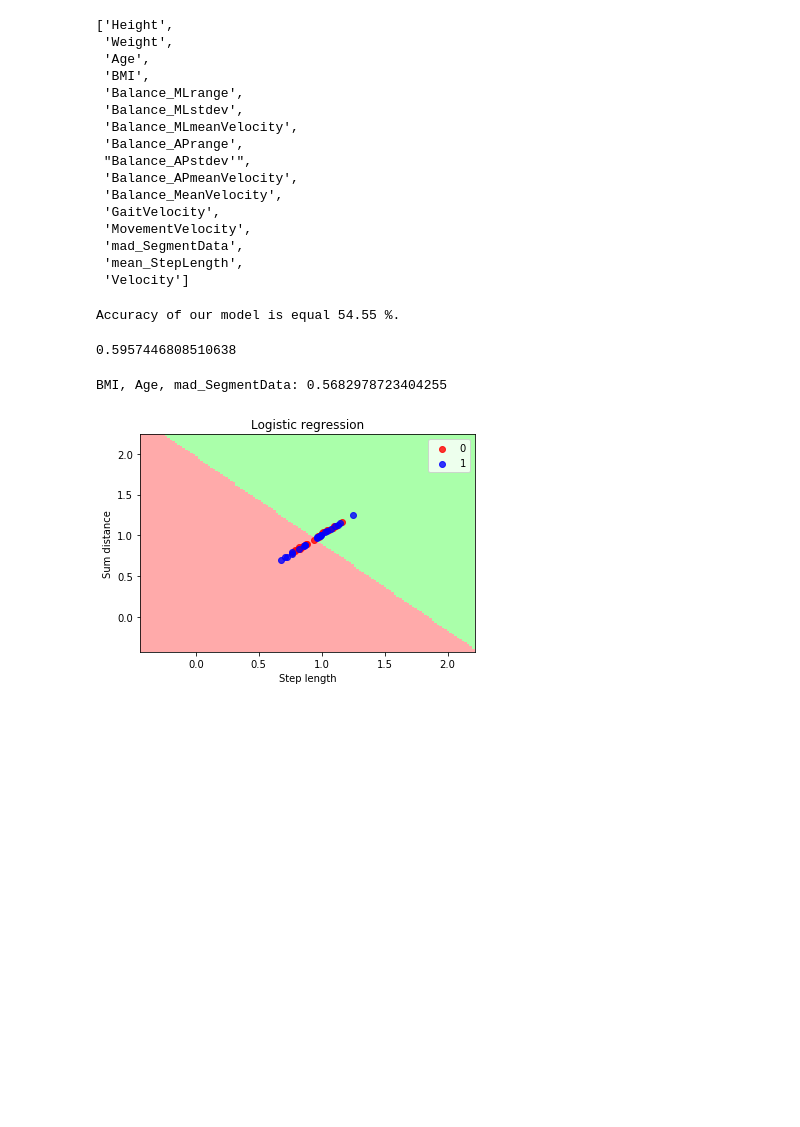
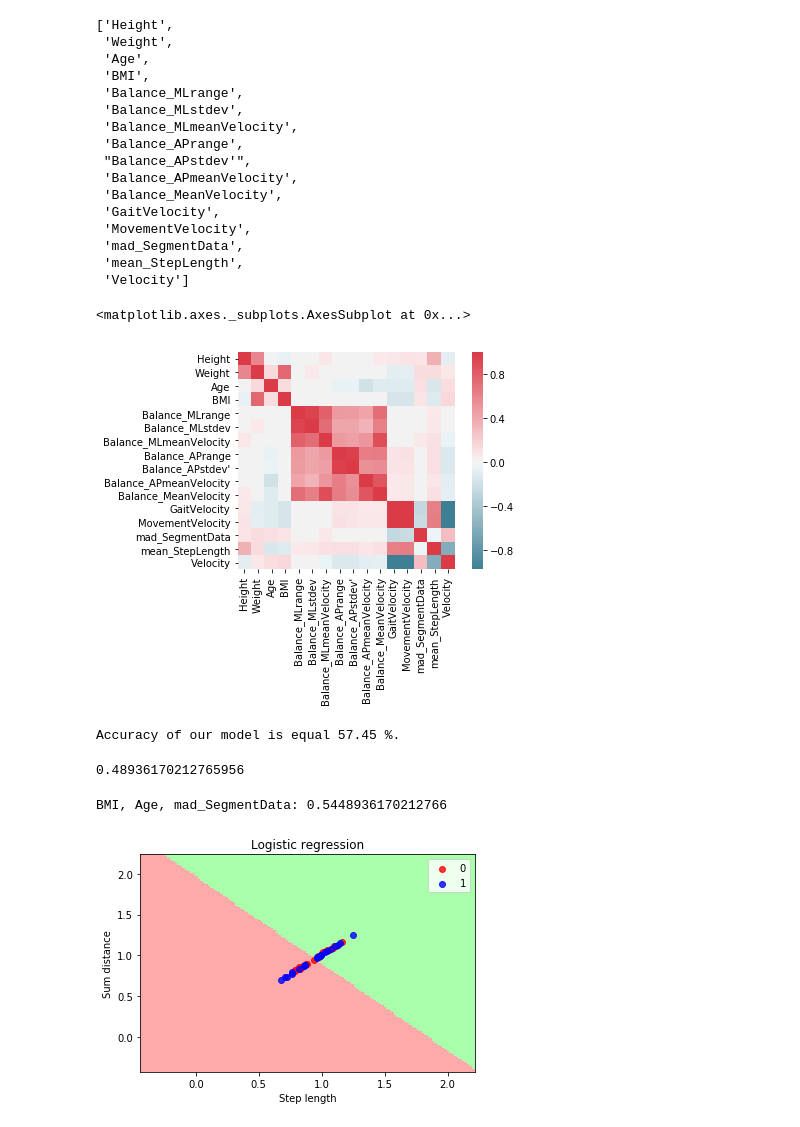
Before and after one commit to VivienvV/fallrisk, a Jupyter notebook: Machine_learning/Log_alcohol.ipynb, the cells around one changed output. Saved outputs shown, nothing was run; the diff lists cells and outputs as text; code cells hidden in the pictures; blank space fills up the shorter version.

```diff
--- a/Machine_learning/Log_alcohol.ipynb
+++ b/Machine_learning/Log_alcohol.ipynb
@@ -95,6 +81,13 @@ Feature Ranking: [15 11 13 10 14  7  3 12  9  5  4  1  1  8  6  2]
  'mad_SegmentData',
  'mean_StepLength',
  'Velocity']
+# %%
+import seaborn as sns
+corr = X.corr()
+sns.heatmap(corr, mask=np.zeros_like(corr, dtype=np.bool), cmap=sns.diverging_palette(220, 10, as_cmap=True), square=True)
+# %% [output]
+<matplotlib.axes._subplots.AxesSubplot at 0x...>
+[figure, added]
 # %%
 #Splits data into training and validation according to specified ratio
 def validation_split(data, ratio):
@@ -137,9 +130,9 @@ y_train = np.array(y_train, dtype=int)
 X_test = np.array(X_test, dtype=float)
 y_test = np.array(y_test, dtype=int)
 # %%
-variable_list = ['SubjectID', 'Alcohol_Class', 'GaitVelocity', 'MovementVelocity']
+variable_list = ['SubjectID', 'Alcohol_Class', 'GaitVelocity', 'MovementVelocity', 'Velocity']
 
-data = adata[variable_list]
+data = pdata[variable_list]
 training,validation = validation_split(data, 0.7)
 training = flatten(training, variable_list)
 validation = flatten(validation, variable_list)
@@ -168,9 +161,9 @@ y_pred = logreg.predict(X_test)
 accuracy = accuracy_score(y_test, y_pred)*100
 print('Accuracy of our model is equal ' + str(round(accuracy, 2)) + ' %.')
 # %% [output]
-Accuracy of our model is equal 54.55 %.
+Accuracy of our model is equal 57.45 %.
 # %%
-variable_list = ['SubjectID', 'Alcohol_Class', 'GaitVelocity', 'MovementVelocity']
+variable_list = ['SubjectID', 'Alcohol_Class', 'GaitVelocity', 'MovementVelocity', 'Velocity']
 
 def make_alcohol_decisions(originaldata, variable_list):
     data = originaldata[variable_list]
@@ -209,9 +202,9 @@ def make_alcohol_decisions(originaldata, variable_list):
 
 make_alcohol_decisions(pdata, variable_list)
 # %% [output]
-0.5957446808510638
+0.48936170212765956
 # %%
-print('BMI, Age, mad_SegmentData:', np.mean([make_alcohol_decisions(pdata, ['SubjectID', 'Alcohol_Class', 'GaitVelocity', 'MovementVelocity']) for i in range(100)]))
+print('BMI, Age, mad_SegmentData:', np.mean([make_alcohol_decisions(pdata, ['SubjectID', 'Alcohol_Class', 'GaitVelocity', 'MovementVelocity', 'Velocity']) for i in range(100)]))
 #print('BMI, Age, AverageStepLength:', np.mean([make_alcohol_decisions(adata, ['SubjectID', 'Alcohol', 'BMI', 'Age', 'AverageStepLength']) for i in range(100)]))
 #print('Height, BMI, mad_SegmentData, AverageStepLength:', np.mean([make_alcohol_decisions(adata, ['SubjectID', 'Alcohol', 'Height', 'BMI', 'AverageStepLength', 'mad_SegmentData']) for i in range(100)]))
 # print('BMI, mad_SegmentData, AverageStepLength:', np.mean([make_alcohol_decisions(adata, ['SubjectID', 'Alcohol', 'BMI', 'AverageStepLength', 'mad_SegmentData']) for i in range(100)]))
@@ -219,7 +212,7 @@ print('BMI, Age, mad_SegmentData:', np.mean([make_alcohol_decisions(pdata, ['Sub
 # print('mad_SegmentData, AverageStepLength:', np.mean([make_alcohol_decisions(adata, ['SubjectID', 'Alcohol', 'AverageStepLength', 'mad_SegmentData']) for i in range(100)]))
 # print('mad_SegmentData, AverageStepLength:', np.mean([make_alcohol_decisions(normdata, ['SubjectID', 'Alcohol', 'AverageStepLength', 'mad_SegmentData']) for i in range(100)]))
 # %% [output]
-BMI, Age, mad_SegmentData: 0.5682978723404255
+BMI, Age, mad_SegmentData: 0.5448936170212766
 # %%
 from sklearn import neighbors, datasets
 from matplotlib.colors import ListedColormap
```
Also changed, not shown: parts of 1 cell of this notebook, 3 other files.
